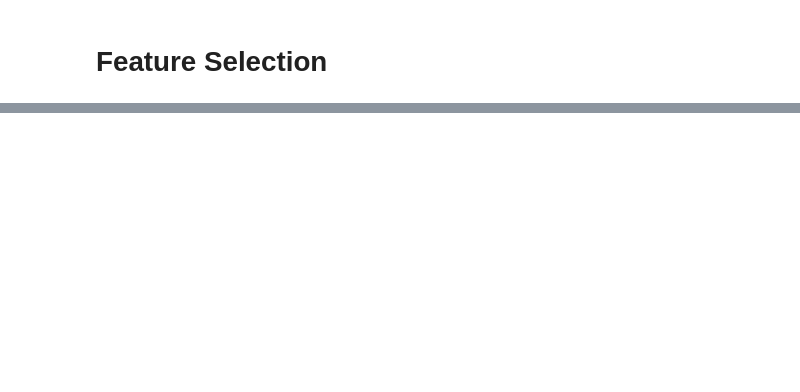
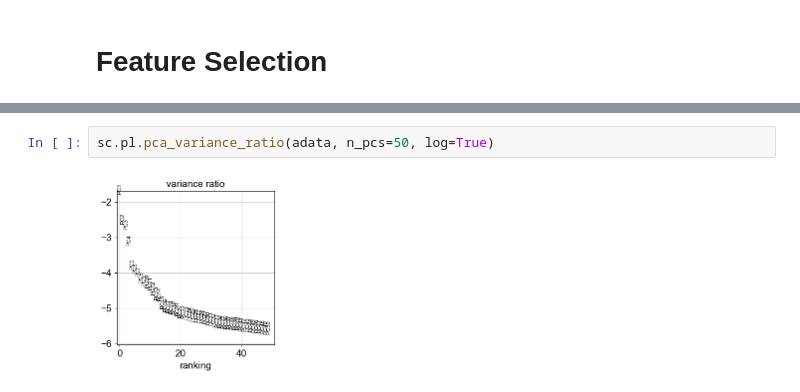
Before and after one commit to ischrack/ML-4T1-Parse-scRNAseq, a Jupyter notebook: Codes/ML-Pipeline_4T1-scRNA-Parsev3DropSeq-Integrated.ipynb, the cells around one changed output, grey strips where cells are left out. Cells and saved outputs as stored; diff of their text form; blank space fills up the shorter version.

```diff
--- a/Codes/ML-Pipeline_4T1-scRNA-Parsev3DropSeq-Integrated.ipynb
+++ b/Codes/ML-Pipeline_4T1-scRNA-Parsev3DropSeq-Integrated.ipynb
@@ -275,0 +293,4 @@ ValueError: cannot specify integer `bins` when input data contains infinity
+# %%
+sc.pl.pca_variance_ratio(adata, n_pcs=50, log=True)
+# %% [output]
+[figure, added]
```
Also changed, not shown: parts of 7 cells of this notebook.
